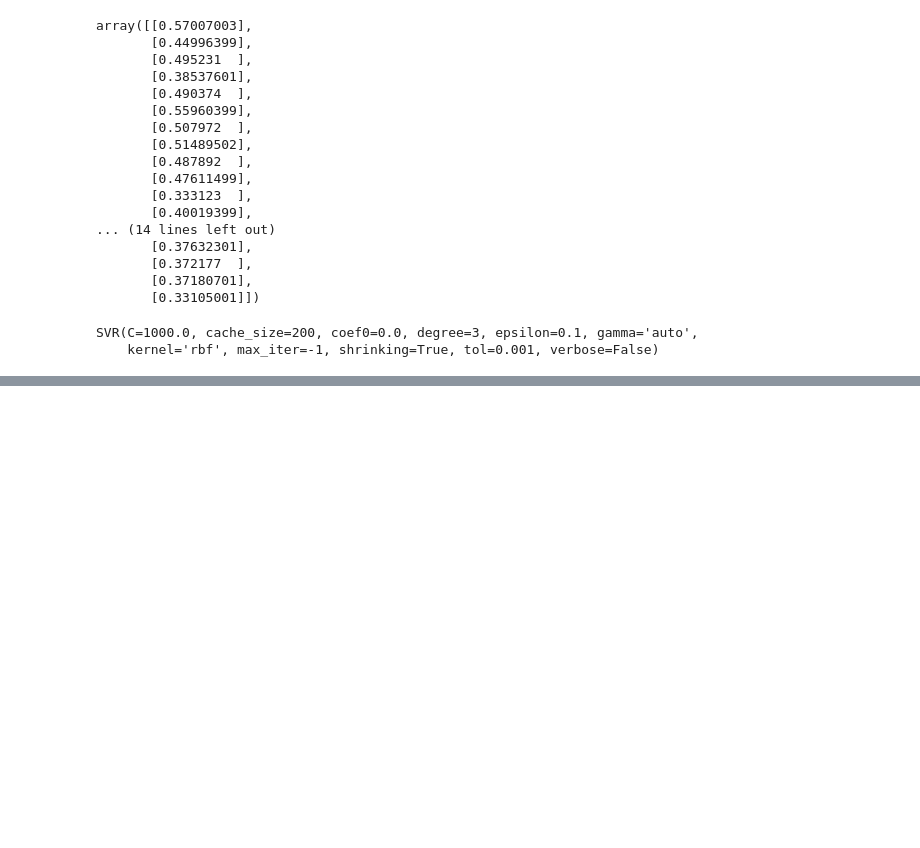
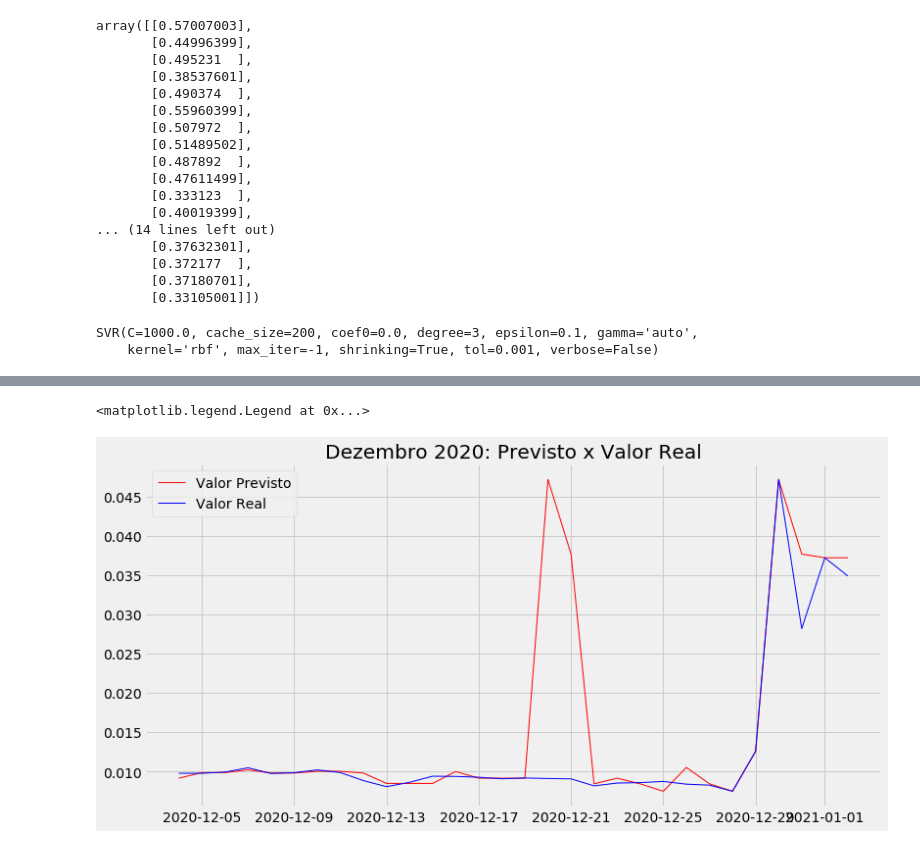
Before and after one commit to CEODINIZ/P2-Dados, a Jupyter notebook: DOGE_final.ipynb, the cells around one changed output, grey strips where cells are left out. Cells and saved outputs as stored; diff of their text form; code cells hidden in the pictures; blank space fills up the shorter version.

```diff
--- a/DOGE_final.ipynb
+++ b/DOGE_final.ipynb
@@ -741,0 +813,4 @@ plt.show();
+# %%
+from sklearn.model_selection import train_test_split # separa os dados de trainamento(80%) e dados de teste (20%).
+
+x_train, x_test, y_train, y_test = train_test_split(X,y, test_size = 0.20)
@@ -741,0 +825,9 @@ plt.show();
+# %%
+# faz uma comparacao, mostrando o quao perto os dados previstos estao dos dados reais
+prediction = forest.predict(x_test)
+
+print("Os valores previstos para Doge Coin sao:", prediction) # valores previstos
+
+print()
+
+print("Os valores reais para Doge Coin sao:" , y_test) # valores reais
@@ -741,0 +866,10 @@ plt.show();
+# %%
+#Predicao dos dados:
+valores_preditos = []
+for p in x_val: # percorre a lista de valores da variavel x_val, utilizando os valores da variavel para realizar a previsao
+    prediction = forest.predict([[p]])
+    valores_preditos.append(prediction)
+#previsao
+    print("Previsto:" , prediction) #preco previsto para os proximos 7 dias
+print("-"*10)
+print("Preco Anterior", temp_df.tail(30)["Prediction"])
@@ -741,0 +902,15 @@ plt.show();
+# %%
+lista_valores = [j for i in valores_preditos for j in i]
+#lista_valores
+
+plt.figure(figsize=(12, 6))
+teste = temp_df
+teste = temp_df.reset_index(drop=False)
+teste = teste["Date"].tail(30)
+plt.plot(teste, lista_valores, label="Valor Previsto", linewidth=1, color='r')
+plt.plot(temp_df.tail(30)["Prediction"], label="Valor Real", linewidth=1, color='b')
+plt.title("Dezembro 2020: Previsto x Valor Real")
+plt.legend()
+# %% [output]
+<matplotlib.legend.Legend at 0x...>
+[figure, added]
```
Also changed, not shown: parts of 76 cells of this notebook.
